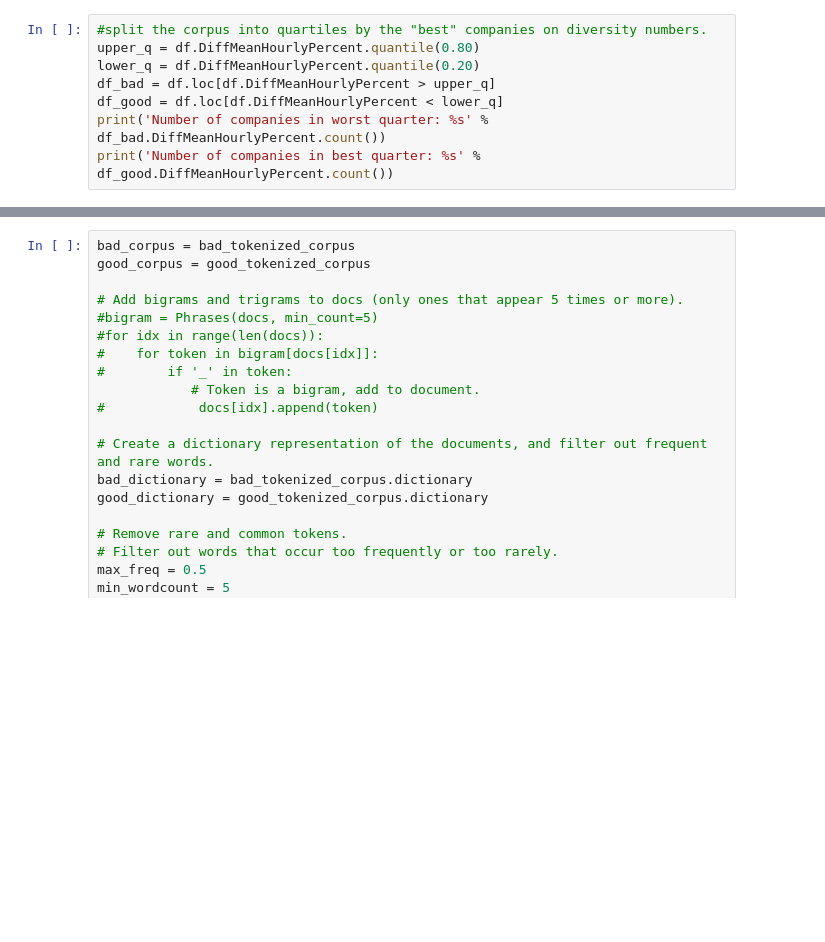
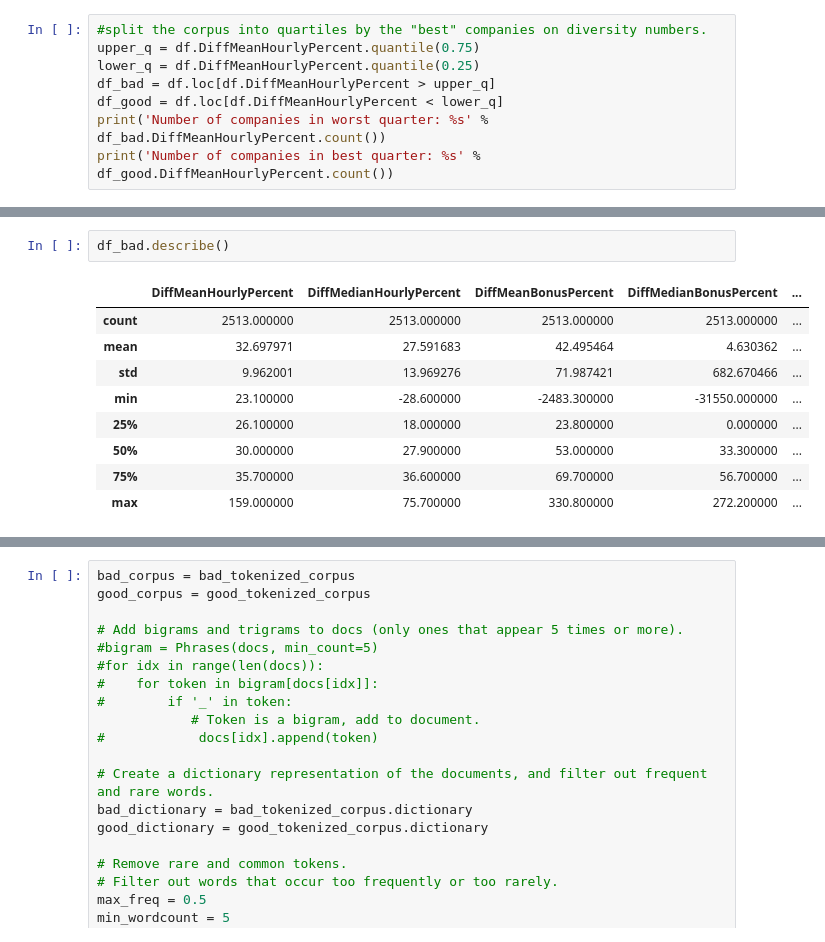
Before and after one commit to mrmattwright/gender-pay-gap-nlp, a Jupyter notebook: notebooks/lda_viz.ipynb, the cells around one changed output, grey strips where cells are left out. Drawn from its saved outputs; the diff is of its cells as text; blank space fills up the shorter version.

```diff
--- a/notebooks/lda_viz.ipynb
+++ b/notebooks/lda_viz.ipynb
@@ -34,7 +21,7 @@ df.describe()
 # %%
 #split the corpus into quartiles by the "best" companies on diversity numbers.
-upper_q = df.DiffMeanHourlyPercent.quantile(0.80)
-lower_q = df.DiffMeanHourlyPercent.quantile(0.20)
+upper_q = df.DiffMeanHourlyPercent.quantile(0.75)
+lower_q = df.DiffMeanHourlyPercent.quantile(0.25)
 df_bad = df.loc[df.DiffMeanHourlyPercent > upper_q]
 df_good = df.loc[df.DiffMeanHourlyPercent < lower_q]
 print('Number of companies in worst quarter: %s' % df_bad.DiffMeanHourlyPercent.count())
@@ -120,0 +32,12 @@ Some characters could not be decoded, and were replaced with REPLACEMENT CHARACT
+# %%
+df_bad.describe()
+# %% [output]
+|  | DiffMeanHourlyPercent | DiffMedianHourlyPercent | DiffMeanBonusPercent | DiffMedianBonusPercent | ... |
+| count | 2513.000000 | 2513.000000 | 2513.000000 | 2513.000000 | ... |
+| mean | 32.697971 | 27.591683 | 42.495464 | 4.630362 | ... |
+| std | 9.962001 | 13.969276 | 71.987421 | 682.670466 | ... |
+| min | 23.100000 | -28.600000 | -2483.300000 | -31550.000000 | ... |
+| 25% | 26.100000 | 18.000000 | 23.800000 | 0.000000 | ... |
+| 50% | 30.000000 | 27.900000 | 53.000000 | 33.300000 | ... |
+| 75% | 35.700000 | 36.600000 | 69.700000 | 56.700000 | ... |
+| max | 159.000000 | 75.700000 | 330.800000 | 272.200000 | ... |
```
Also changed, not shown: parts of 13 cells of this notebook, 3 other files.
